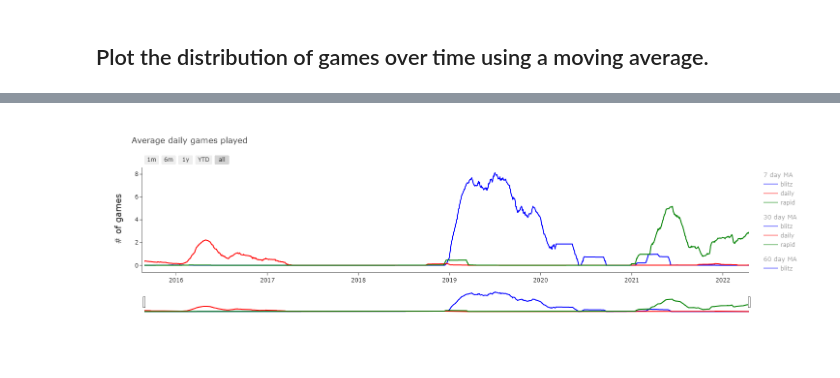
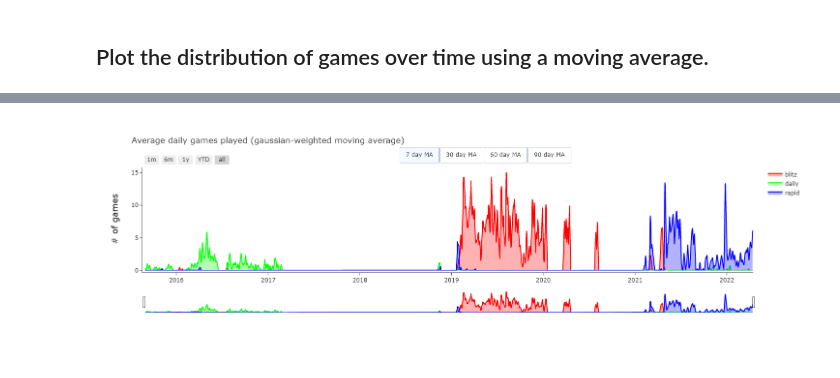
Before and after one commit to stuart-watt/chess_scraper, a Jupyter notebook: analyse_games.ipynb, the cells around one changed output, grey strips where cells are left out. Cells and saved outputs as stored; diff of their text form; code cells hidden in the pictures.

```diff
--- a/analyse_games.ipynb
+++ b/analyse_games.ipynb
@@ -44,10 +44,10 @@ Plot the timeline of my chess score for each style of game.
 ## Plot the distribution of games over time using a moving average.
 # %%
 daily_games = df[["time_class", "timestamp"]].reset_index(drop=True)
+
 daily_games["date"] = pd.to_datetime(daily_games["timestamp"].dt.date)
 daily_games = daily_games[["time_class", "date", "timestamp"]].groupby(["time_class", "date"]).agg("count").reset_index()
 daily_games = daily_games.rename(columns={"timestamp": "games_played"})
-
 
 # Fill in the average games over empty periods of time
 start_date = daily_games["date"].min()
@@ -63,12 +63,11 @@ daily_games = daily_games.fillna(0)
 # Perform a rolling window average
 windows = [7, 30, 60, 90] # days
 for window in windows:
+    weights = gaussian(window, window/(2*np.sqrt(2*np.log(10))))
+    sum_weights = np.sum(weights)
     temp = daily_games.groupby('time_class')["games_played"].rolling(
         window,
-        min_periods=1,
+        min_periods=window,
         center=True,
-        win_type='triang'
-    ).mean()
+    ).apply(lambda x: np.sum(weights*x) / sum_weights, raw=False)
     daily_games[f"mean_games_{window}"] = temp.reset_index(0,drop=True)
-
-daily_games.head(10)
@@ -88,9 +75,10 @@ daily_games.head(10)
 # Plot data
 fig = go.Figure()
 
-colors = ["blue", "red", "green"]
+colors = ["rgba(255, 0, 0, %s)", "rgba(0, 255, 0, %s)", "rgba(0, 0, 255, %s)"]
+button_list = []
 
-for window in windows:
+for ww, window in enumerate(windows):
 
     for gg, game_type in enumerate(game_types.unique()):
 
@@ -100,16 +88,25 @@ for window in windows:
             x=games["date"],
             y=games[f"mean_games_{window}"],
             name=f"{game_type}",
-            line=dict(color=colors[gg]),
-            legendgroup=f"{window} day MA",
-            legendgrouptitle_text=f"{window} day MA",
-            visible=True if window == 90 else "legendonly"
+            line={"color": colors[gg] % 1},
+            fill='tozeroy',
+            fillcolor=colors[gg] % 0.3,
+            visible=True if window==7 else False
             ),
         )
 
+    button = dict(
+        label=f"{window} day MA",
+        method="update",
+        args=[
+            {"visible": [False]*ww*3 + [True]*3 + [False]*(len(windows)-ww-1)*3},
+        ],
+    )
+    button_list.append(button)
+
 fig.update_layout(
     template="simple_white",
-    title=f"Average daily games played",
+    title=f"Average daily games played (gaussian-weighted moving average)",
     autosize=False,
     width=1000,
     height=500,
@@ -117,31 +114,41 @@ fig.update_layout(
         l=100,
         r=100,
         b=100,
         t=100,
         pad=4
     ),
+    updatemenus=[
+        dict(
+            type="buttons",
+            direction="right",
+            x=0.7,
+            y=1.2,
+            showactive=True,
+            buttons=button_list
+        )
+    ]
 )
 
 fig.update_yaxes(
     title="# of games",
     title_font=dict(size=18, color='black'),
     tickfont=dict(color="black")
 )
 
 fig.update_xaxes(
     tickfont=dict(color="black"),
     rangeslider_visible=True,
     rangeselector=dict(
         buttons=list([
             dict(count=1, label="1m", step="month", stepmode="backward"),
             dict(count=6, label="6m", step="month", stepmode="backward"),
             dict(count=6, label="1y", step="year", stepmode="backward"),
             dict(count=1, label="YTD", step="year", stepmode="todate"),
             dict(step="all")
         ])
     )
 )
 
 fig.show()
 # %% [output]
-[figure, old version]
+[figure, new version]
```
Also changed, not shown: parts of 15 cells of this notebook.
